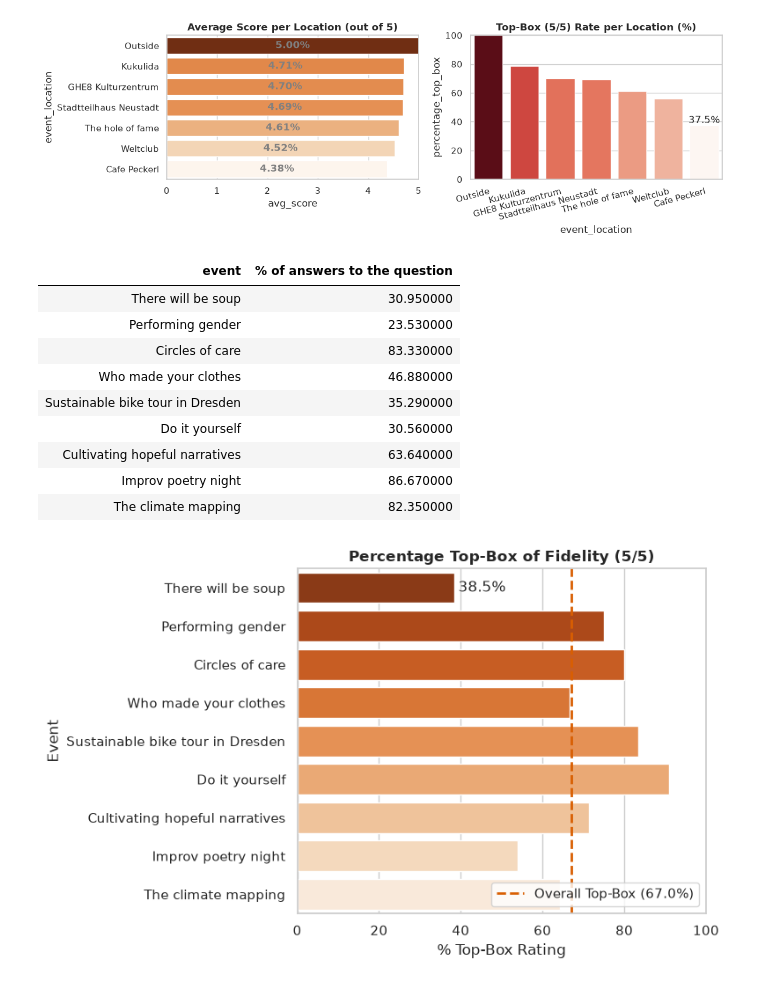
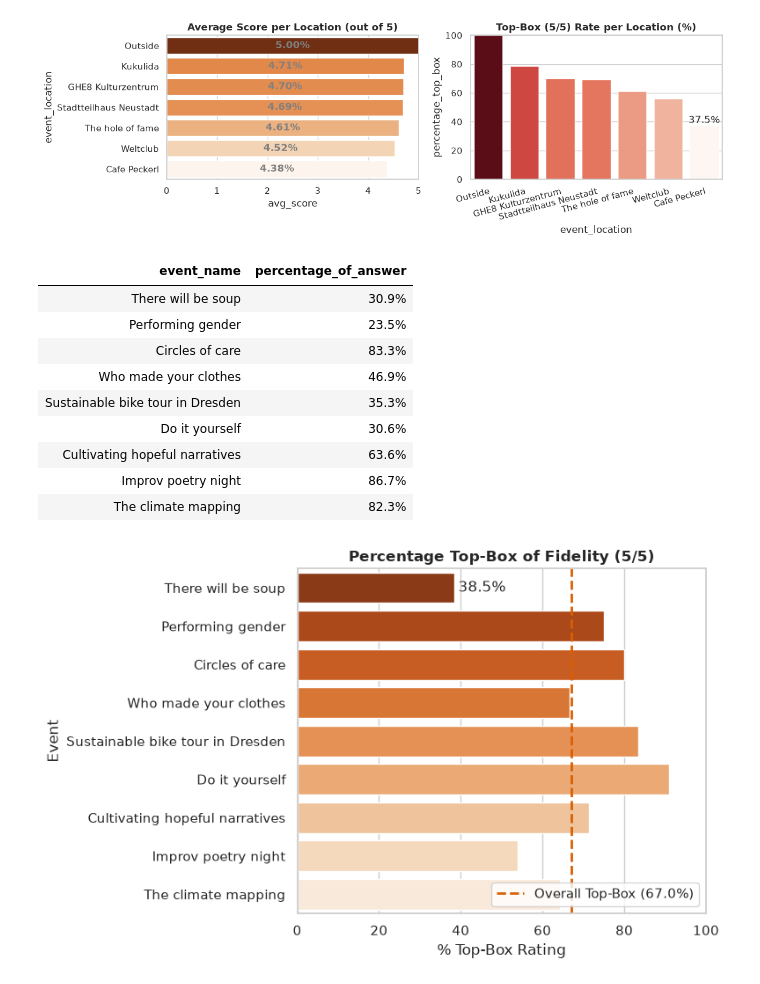
Before and after one commit to audreyyyA/political-art-nights-analysis, a Jupyter notebook: practicePY.ipynb, the cells around one changed output. Saved outputs shown, nothing was run; the diff lists cells and outputs as text; code cells hidden in the pictures.

```diff
--- a/practicePY.ipynb
+++ b/practicePY.ipynb
@@ -246,43 +246,43 @@ sns.barplot(
     x="percentage_top_box",
     y="event_name",
     ax=ax1,
     hue="event_name",
     legend=False,
     palette="Oranges_r",
 )
 
 ax1.axvline(
     x=overall_top_box,
     color="#d95f02",
     linestyle="--",
     linewidth=2,
     label=f"Overall Top-Box ({overall_top_box:.1f}%)",
 )
 
 ax1.set_title("Percentage Top-Box of Fidelity (5/5)", fontweight="bold")
 ax1.set_xlabel("% Top-Box Rating")
 ax1.set_ylabel("Event")
 ax1.set_xlim(0, 100)
 ax1.legend(loc="lower right")
 
 ax1.bar_label(ax1.containers[0], fmt="%.1f%%", padding=3)
 
 tableau_reponse = df[["event_name", "percentage_of_answer"]].copy()
+display(tableau_reponse.style.format({"percentage_of_answer": "{:.1f}%"}).hide(axis="index"))
 
-tableau_reponse.columns = ["event", "% of answers to the question"]
+tableau_reponse.columns = ["event", "% of answers"]
 
-display(tableau_reponse.style.format({"% de Réponse à la Question": "{:.1f}%"}).hide(axis="index"))
 plt.tight_layout()
 plt.show()
 # %% [output]
-| event | % of answers to the question |
-| There will be soup | 30.950000 |
-| Performing gender | 23.530000 |
-| Circles of care | 83.330000 |
-| Who made your clothes | 46.880000 |
-| Sustainable bike tour in Dresden | 35.290000 |
-| Do it yourself | 30.560000 |
-| Cultivating hopeful narratives | 63.640000 |
-| Improv poetry night | 86.670000 |
-| The climate mapping | 82.350000 |
+| event_name | percentage_of_answer |
+| There will be soup | 30.9% |
+| Performing gender | 23.5% |
+| Circles of care | 83.3% |
+| Who made your clothes | 46.9% |
+| Sustainable bike tour in Dresden | 35.3% |
+| Do it yourself | 30.6% |
+| Cultivating hopeful narratives | 63.6% |
+| Improv poetry night | 86.7% |
+| The climate mapping | 82.3% |
 [figure]
```
